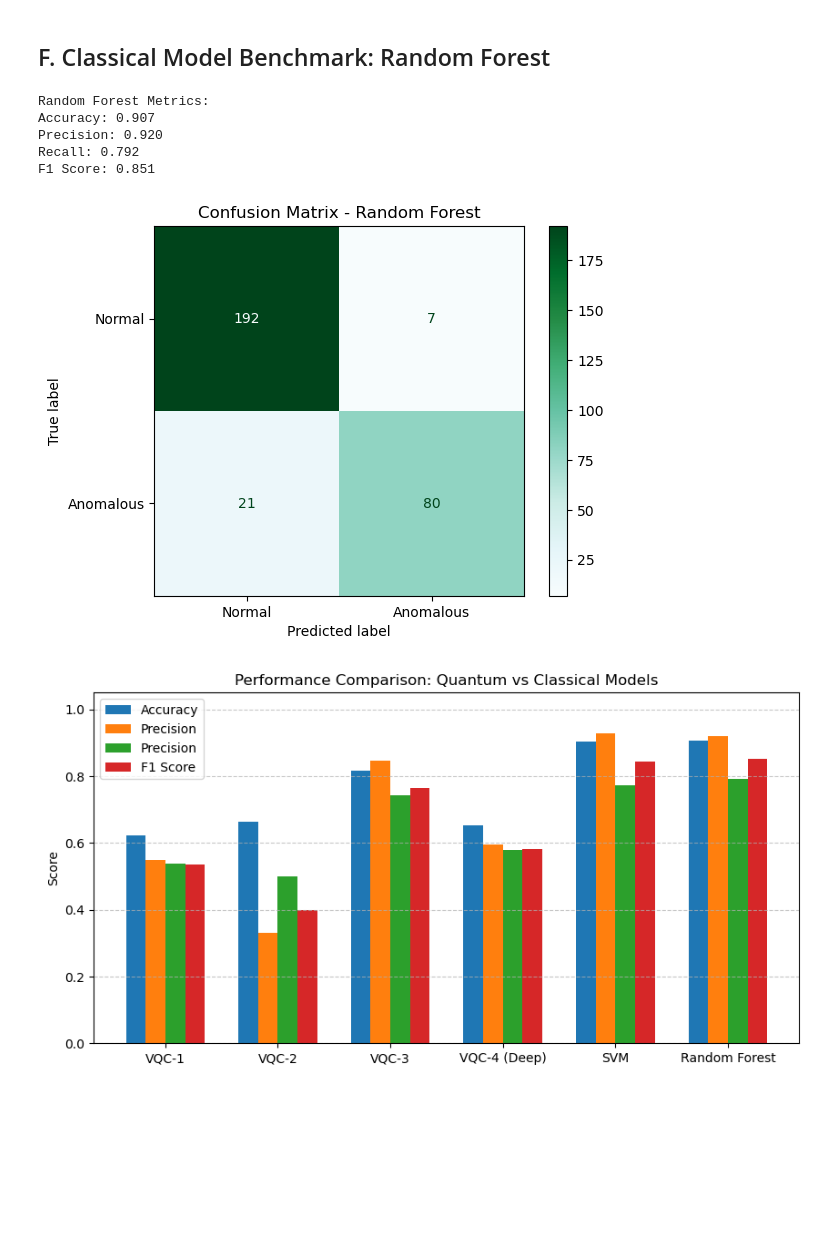
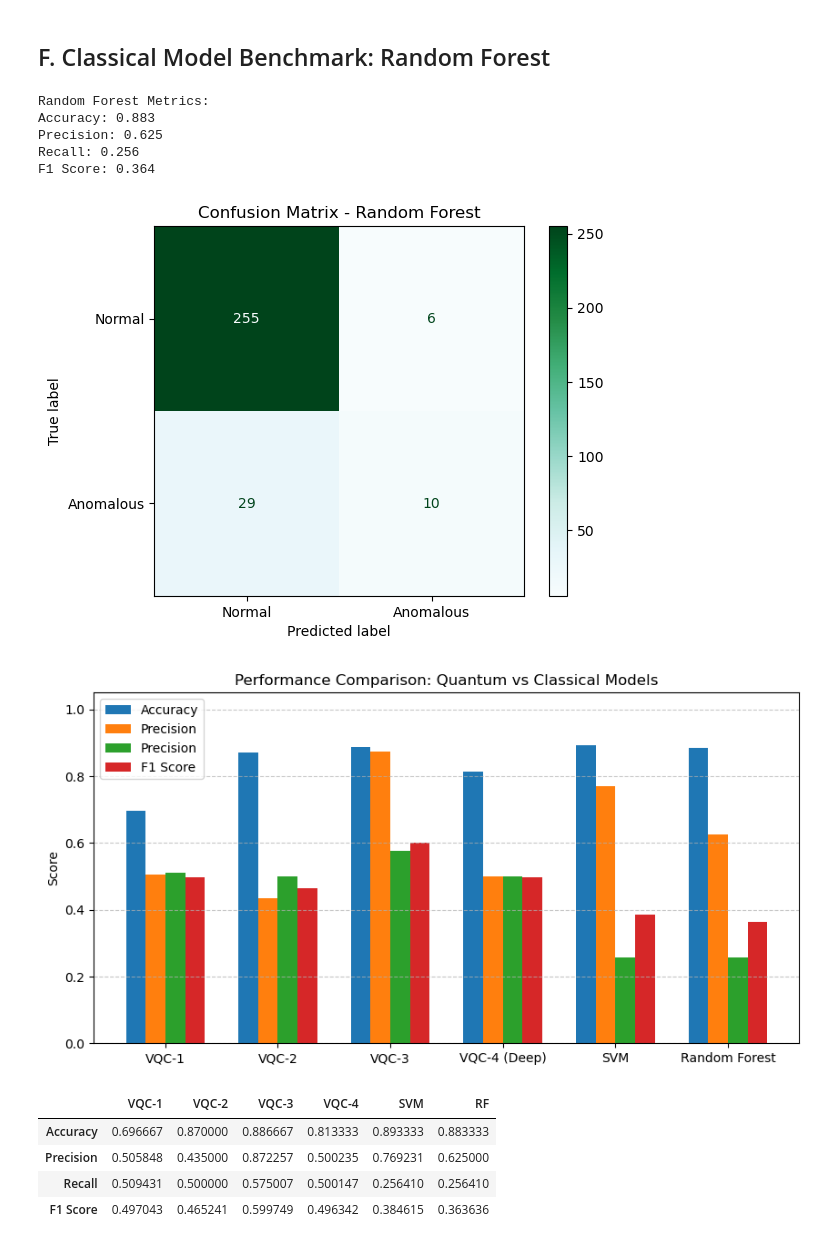
Before and after one commit to kabirarshafidz/SQA-2026-clone, a Jupyter notebook: personal_notebook.ipynb, the cells around one changed output. Cells and saved outputs as stored; diff of their text form; code cells hidden in the pictures; blank space fills up the shorter version.

Commit message:
5% anomaly

```diff
--- a/personal_notebook.ipynb
+++ b/personal_notebook.ipynb
@@ -115,7 +115,7 @@ def generate_network_traffic_data_2(n_samples=1000, anomaly_ratio=0.05):
 
     return pd.DataFrame(X, columns=["packets_per_sec", "bytes_per_sec", "packet_drop_rate"]), y
 
-X_df, y = generate_network_traffic_data_2(n_samples=1000, anomaly_ratio=0.3)
+X_df, y = generate_network_traffic_data_2(n_samples=1000, anomaly_ratio=0.05)
 
 sns.pairplot(pd.DataFrame(X_df).assign(label=y), hue="label", diag_kind="kde")
 plt.suptitle("Feature Distributions for Normal vs. Anomalous Traffic", y=1.02)
@@ -772,32 +772,40 @@ plt.title("Confusion Matrix - Random Forest")
 plt.show()
 # %% [output]
 Random Forest Metrics:
-Accuracy: 0.907
-Precision: 0.920
-Recall: 0.792
-F1 Score: 0.851
+Accuracy: 0.883
+Precision: 0.625
+Recall: 0.256
+F1 Score: 0.364
-[figure, old version]
+[figure, new version]
 # %%
 model_names = ["VQC-1", "VQC-2", "VQC-3", "VQC-4 (Deep)", "SVM", "Random Forest"]
 accuracies = [acc_1, acc_2, acc_3, acc_4, acc_svm, acc_rf]
 prec_scores = [prec_1, prec_2, prec_3, prec_4, prec_svm, prec_rf]
 rec_scores = [rec_1, rec_2, rec_3, rec_4, rec_svm, rec_rf]
 f1_scores = [f1_1, f1_2, f1_3, f1_4, f1_svm, f1_rf]
 
 x = np.arange(0, len(model_names)*2, 2)
 width = 0.35
 
 plt.figure(figsize=(10, 5))
 plt.bar(x - 3 * width/2, accuracies, width, label='Accuracy')
 plt.bar(x - width/2, prec_scores, width, label='Precision')
 plt.bar(x + width/2, rec_scores, width, label='Precision')
 plt.bar(x + 3 * width/2, f1_scores, width, label='F1 Score')
 plt.xticks(x, model_names)
 plt.ylabel("Score")
 plt.title("Performance Comparison: Quantum vs Classical Models")
 plt.ylim(0, 1.05)
 plt.legend()
 plt.grid(True, axis='y', linestyle='--', alpha=0.7)
 plt.show()
+
+summary = pd.DataFrame([accuracies, prec_scores, rec_scores, f1_scores], columns=["VQC-1", "VQC-2", "VQC-3", "VQC-4", "SVM", "RF"], index=["Accuracy", "Precision", "Recall", "F1 Score"])
+summary
 # %% [output]
-[figure, old version]
+[figure, new version]
+|  | VQC-1 | VQC-2 | VQC-3 | VQC-4 | SVM | RF |
+| Accuracy | 0.696667 | 0.870000 | 0.886667 | 0.813333 | 0.893333 | 0.883333 |
+| Precision | 0.505848 | 0.435000 | 0.872257 | 0.500235 | 0.769231 | 0.625000 |
+| Recall | 0.509431 | 0.500000 | 0.575007 | 0.500147 | 0.256410 | 0.256410 |
+| F1 Score | 0.497043 | 0.465241 | 0.599749 | 0.496342 | 0.384615 | 0.363636 |
```
Also changed, not shown: parts of 10 cells of this notebook.
